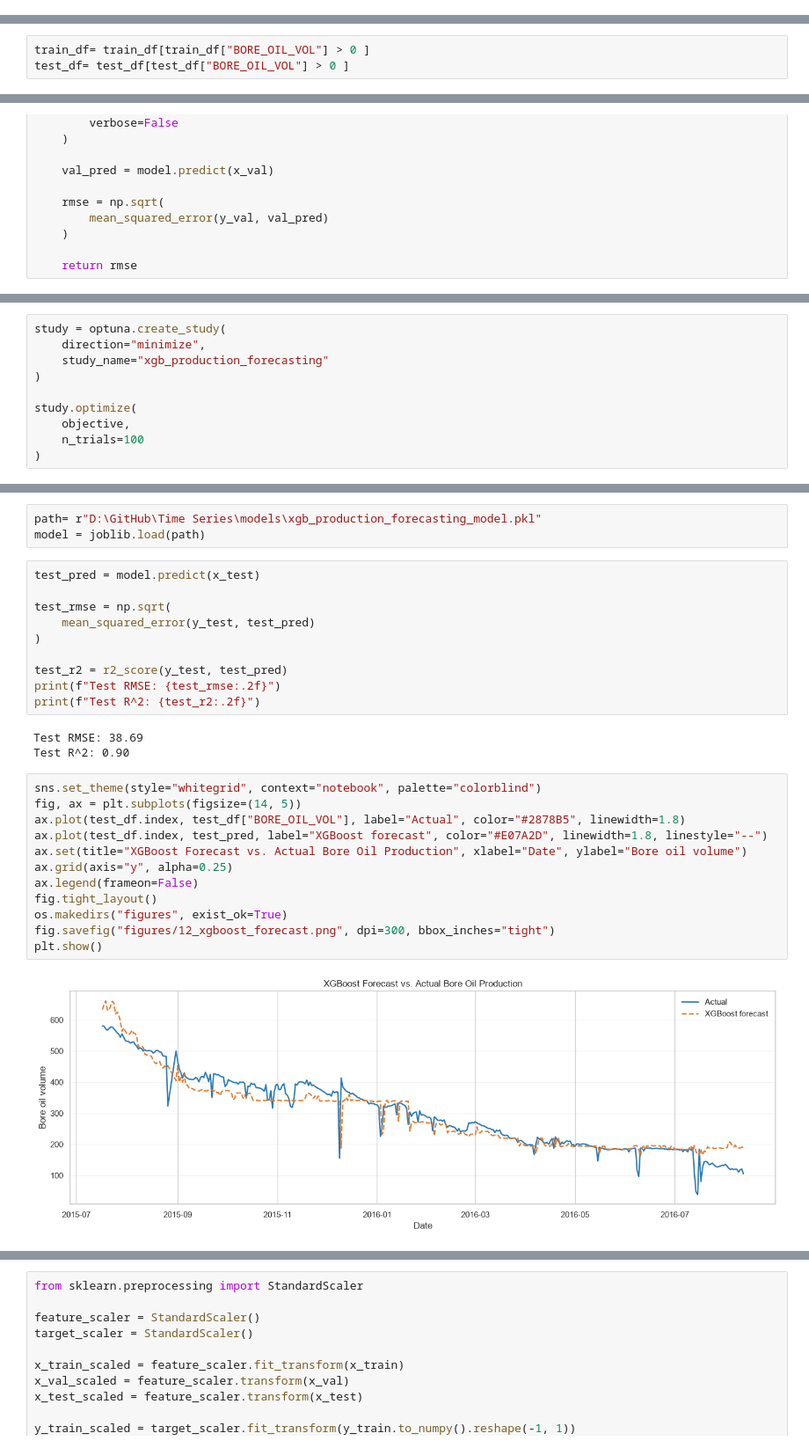
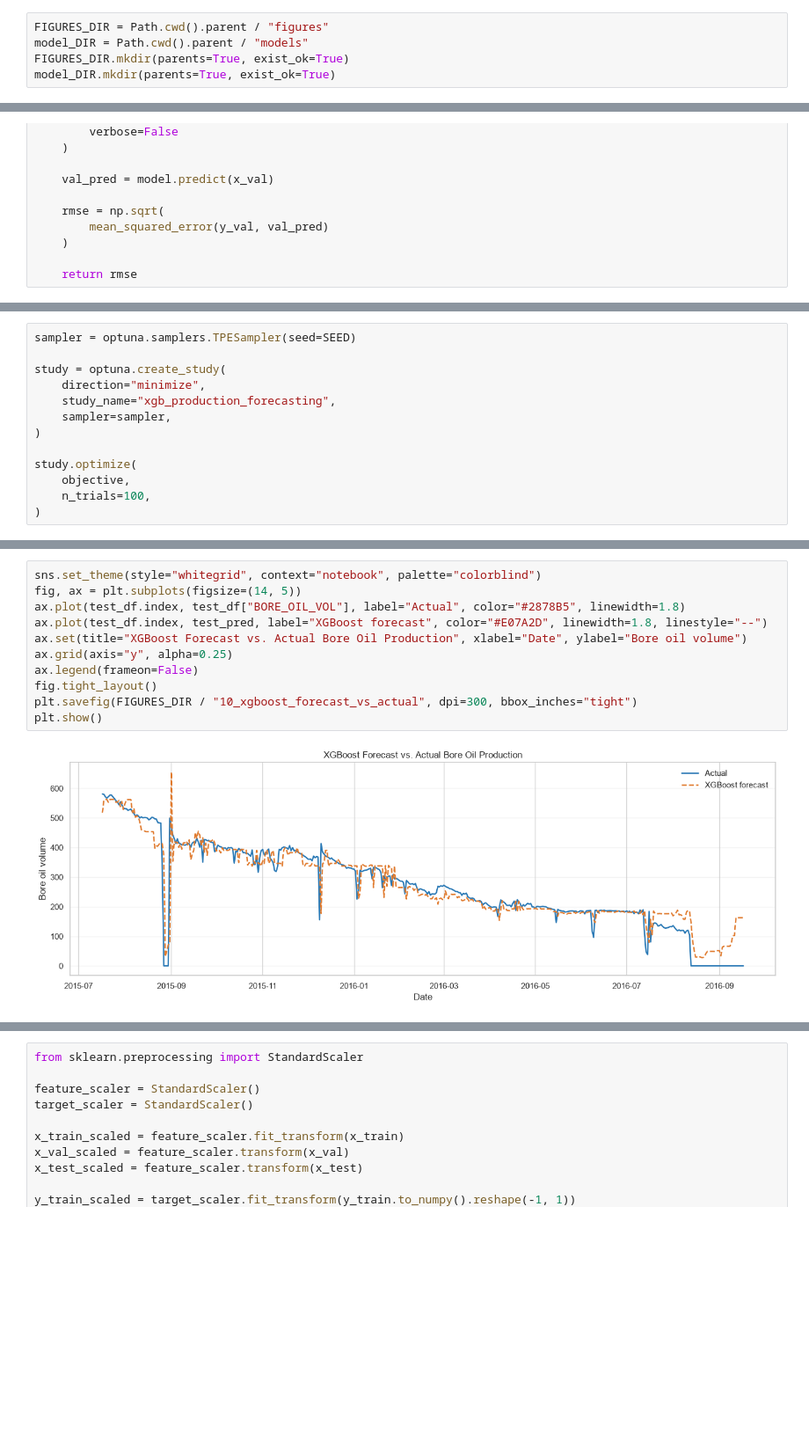
Before and after one commit to mohammedbaqir01/volve-production-forecasting, a Jupyter notebook: notebooks/time_series.ipynb, the cells around one changed output, grey strips where cells are left out. Shown at 88% size. Cells and saved outputs as stored; diff of their text form; blank space fills up the shorter version.

```diff
--- a/notebooks/time_series.ipynb
+++ b/notebooks/time_series.ipynb
@@ -57,0 +58,5 @@ from statsmodels.graphics.tsaplots import plot_acf, plot_pacf
+# %%
+FIGURES_DIR = Path.cwd().parent / "figures"
+model_DIR = Path.cwd().parent / "models"
+FIGURES_DIR.mkdir(parents=True, exist_ok=True)
+model_DIR.mkdir(parents=True, exist_ok=True)
@@ -201,6 +207,3 @@ else:
-# %%
-train_df= train_df[train_df["BORE_OIL_VOL"] > 0 ]
-test_df= test_df[test_df["BORE_OIL_VOL"] > 0 ]
 # %%
 train_df["BORE_OIL_VOL"].describe()
 # %% [output]
@@ -618,10 +621,13 @@ def objective(trial):
 # %%
+sampler = optuna.samplers.TPESampler(seed=SEED)
+
 study = optuna.create_study(
     direction="minimize",
-    study_name="xgb_production_forecasting"
+    study_name="xgb_production_forecasting",
+    sampler=sampler,
 )
 
 study.optimize(
     objective,
-    n_trials=100
+    n_trials=100,
 )
@@ -667,30 +711,13 @@ joblib.dump(final_model, "models/xgb_production_forecasting_model.pkl")
-# %%
-path= r"D:\GitHub\Time Series\models\xgb_production_forecasting_model.pkl"
-model = joblib.load(path)
-# %%
-test_pred = model.predict(x_test)
-
-test_rmse = np.sqrt(
-    mean_squared_error(y_test, test_pred)
-)
-
-test_r2 = r2_score(y_test, test_pred)
-print(f"Test RMSE: {test_rmse:.2f}")
-print(f"Test R^2: {test_r2:.2f}")
-# %% [output]
-Test RMSE: 38.69
-Test R^2: 0.90
 # %%
 sns.set_theme(style="whitegrid", context="notebook", palette="colorblind")
 fig, ax = plt.subplots(figsize=(14, 5))
 ax.plot(test_df.index, test_df["BORE_OIL_VOL"], label="Actual", color="#2878B5", linewidth=1.8)
 ax.plot(test_df.index, test_pred, label="XGBoost forecast", color="#E07A2D", linewidth=1.8, linestyle="--")
 ax.set(title="XGBoost Forecast vs. Actual Bore Oil Production", xlabel="Date", ylabel="Bore oil volume")
 ax.grid(axis="y", alpha=0.25)
 ax.legend(frameon=False)
 fig.tight_layout()
-os.makedirs("figures", exist_ok=True)
-fig.savefig("figures/12_xgboost_forecast.png", dpi=300, bbox_inches="tight")
+plt.savefig(FIGURES_DIR / "10_xgboost_forecast_vs_actual", dpi=300, bbox_inches="tight")
 plt.show()
 # %% [output]
-[figure, old version]
+[figure, new version]
```
Also changed, not shown: parts of 65 cells of this notebook, 35 other files.
